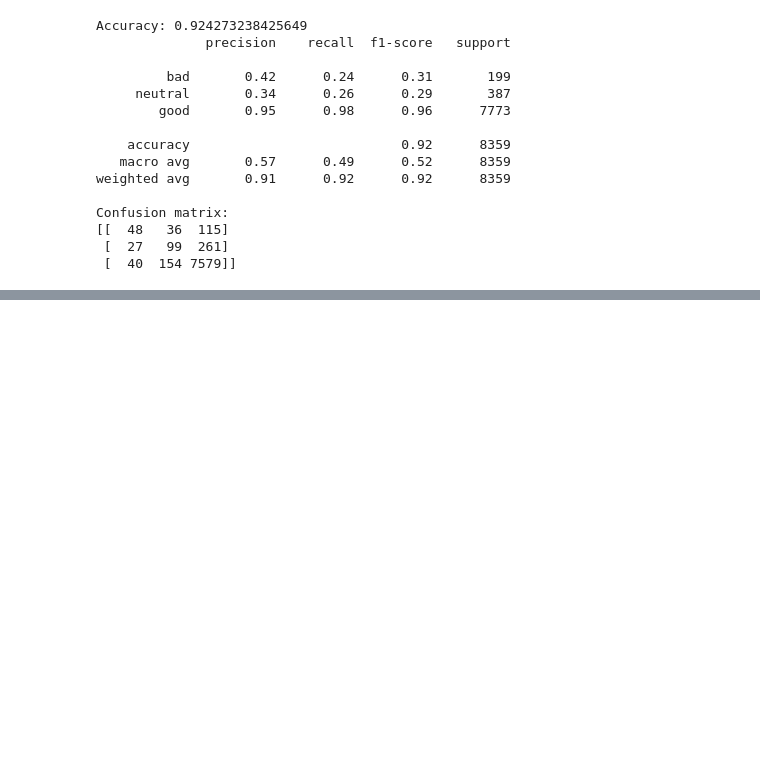
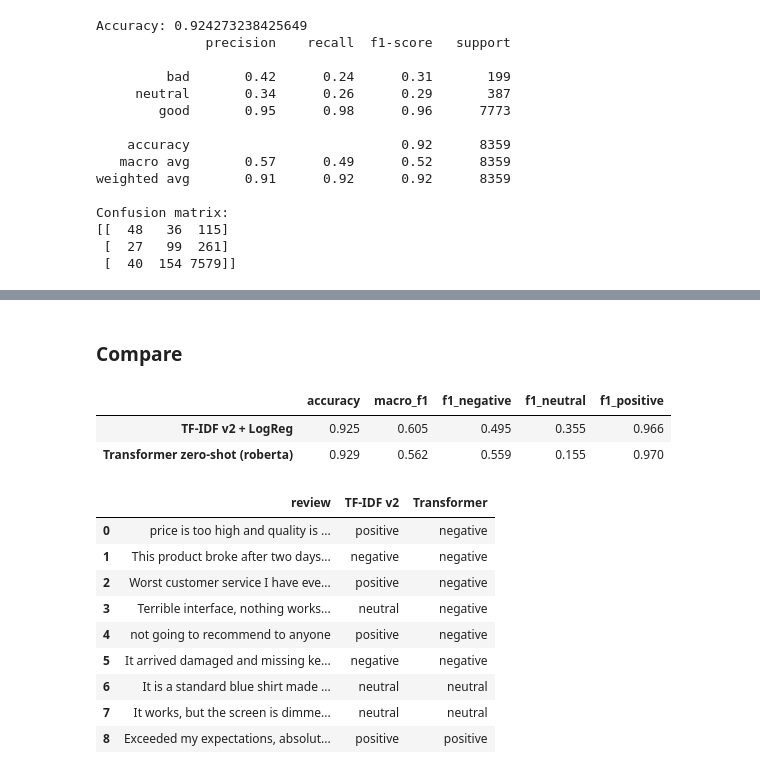
Before and after one commit to hamza-shabbir94/project-brief-NLP-automated-customers-reviews, a Jupyter notebook: notebooks/02_sentiment_analysis.ipynb, the cells around one changed output, grey strips where cells are left out. Cells and saved outputs as stored; diff of their text form; code cells hidden in the pictures; blank space fills up the shorter version.

```diff
--- a/notebooks/02_sentiment_analysis.ipynb
+++ b/notebooks/02_sentiment_analysis.ipynb
@@ -352,0 +433,8 @@ Confusion matrix:
+# %%
+tfidf_v2 = Pipeline([
+    ("clean", FunctionTransformer(preprocess)),
+    ("tfidf", TfidfVectorizer(ngram_range=(1, 2), min_df=2, max_features=50000, sublinear_tf=True)),
+    ("model", LogisticRegression(class_weight="balanced", C=10, max_iter=2000)),
+])
+tfidf_v2.fit(X_tr, y_tr)                 # raw text in; the Pipeline cleans it itself
+evaluate("TF-IDF v2 + LogReg", y_te, tfidf_v2.predict(X_te))
@@ -352,0 +462,21 @@ Confusion matrix:
+# %%
+import torch
+from transformers import pipeline as hf_pipeline
+
+TRANSFORMER_ID = "cardiffnlp/twitter-roberta-base-sentiment-latest"
+EVAL_SAMPLE = None          # e.g. 2000 for a faster check; None = full test set
+
+device = "mps" if torch.backends.mps.is_available() else ("cuda" if torch.cuda.is_available() else "cpu")
+transformer = hf_pipeline("text-classification", model=TRANSFORMER_ID, device=device)
+
+X_eval, y_eval = X_te, y_te
+if EVAL_SAMPLE:
+    X_eval = X_te.sample(EVAL_SAMPLE, random_state=42)
+    y_eval = y_te.loc[X_eval.index]
+
+out = transformer(X_eval.tolist(), batch_size=32, truncation=True, max_length=512)
+y_pred_tr = [d["label"].lower() for d in out]
+evaluate("Transformer zero-shot (roberta)", y_eval, y_pred_tr)
+
+if EVAL_SAMPLE:   # score TF-IDF v2 on the same subset, so the comparison is fair
+    evaluate("TF-IDF v2 + LogReg (same sample)", y_eval, tfidf_v2.predict(X_eval))
@@ -352,0 +509,32 @@ Confusion matrix:
+# %% [markdown]
+### Compare
+# %%
+comparison = pd.DataFrame(results).T.sort_values("macro_f1", ascending=False)
+display(comparison)
+
+def tfidf_label(text):
+    return tfidf_v2.predict([text])[0]
+
+def transformer_label(text):
+    return transformer(text, truncation=True, max_length=512)[0]["label"].lower()
+
+hand = pd.DataFrame({
+    "review": HAND_TESTS,
+    "TF-IDF v2": [tfidf_label(t) for t in HAND_TESTS],
+    "Transformer": [transformer_label(t) for t in HAND_TESTS],
+})
+display(hand)
+# %% [output]
+|  | accuracy | macro_f1 | f1_negative | f1_neutral | f1_positive |
+| TF-IDF v2 + LogReg | 0.925 | 0.605 | 0.495 | 0.355 | 0.966 |
+| Transformer zero-shot (roberta) | 0.929 | 0.562 | 0.559 | 0.155 | 0.970 |
+|  | review | TF-IDF v2 | Transformer |
+| 0 | price is too high and quality is ... | positive | negative |
+| 1 | This product broke after two days... | negative | negative |
+| 2 | Worst customer service I have eve... | positive | negative |
+| 3 | Terrible interface, nothing works... | neutral | negative |
+| 4 | not going to recommend to anyone | positive | negative |
+| 5 | It arrived damaged and missing ke... | negative | negative |
+| 6 | It is a standard blue shirt made ... | neutral | neutral |
+| 7 | It works, but the screen is dimme... | neutral | neutral |
+| 8 | Exceeded my expectations, absolut... | positive | positive |
```
Also changed, not shown: parts of 8 cells of this notebook, 7 other files.
